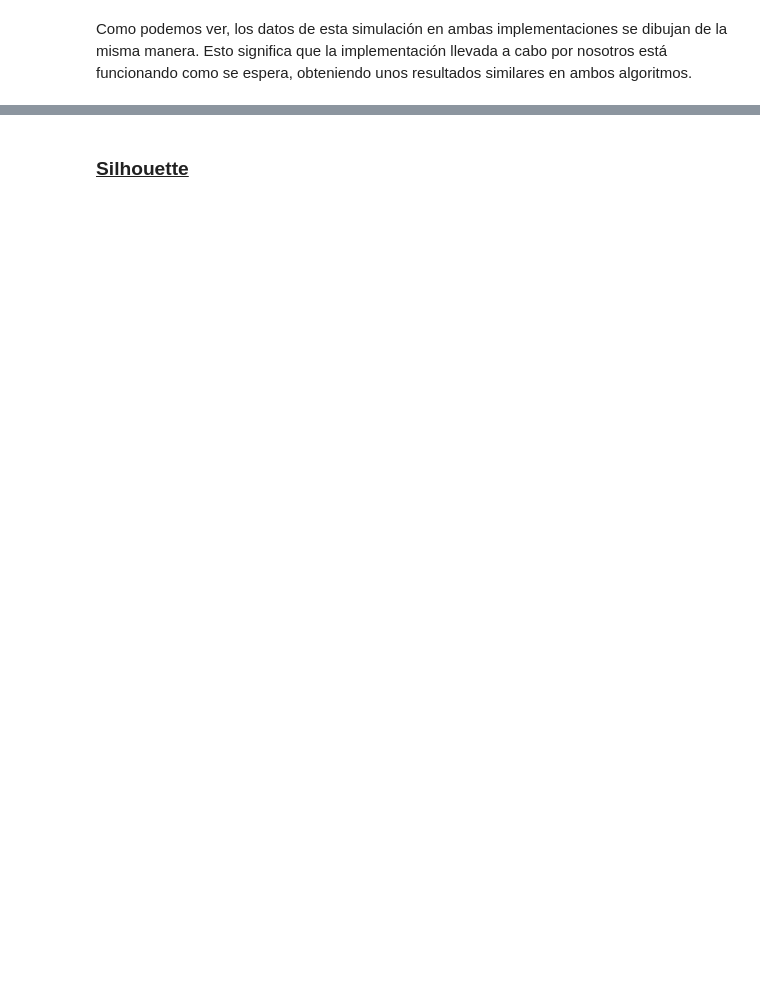
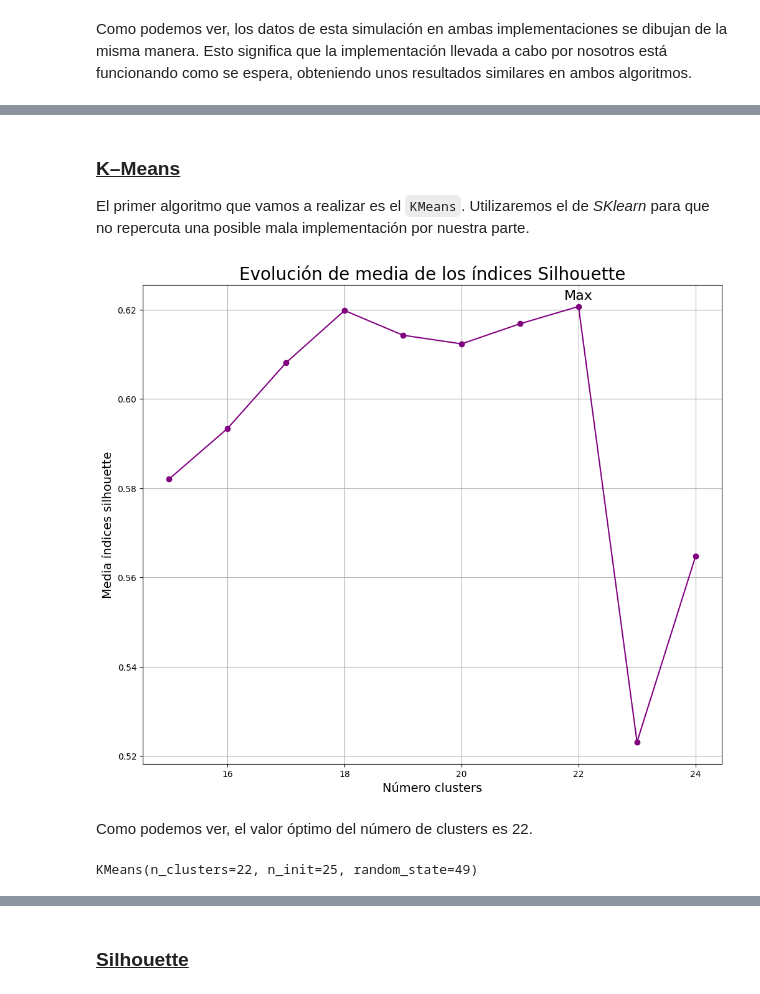
Before and after one commit to celiiaaa/Star_Classification_Clustering, a Jupyter notebook: main.ipynb, the cells around one changed output, grey strips where cells are left out. Cells and saved outputs as stored; diff of their text form; code cells hidden in the pictures; blank space fills up the shorter version.

Commit message:
algoritmos

```diff
--- a/main.ipynb
+++ b/main.ipynb
@@ -270,0 +305,2 @@ En primer lugar, pasaremos las columnas categóricas ordinales a numericas para,
+# %%
+X_scaled_one = preprocessor.transform(X_one)
@@ -297,0 +344,18 @@ X_scaled = scale(X_df)
+# %%
+# Dibujar el metodo silueta o silhouette method
+def metodo_silueta(range_n_clusters, inertias, best_n_clusters, max_silhouette_score):
+    # Graficar
+    fig, ax = plt.subplots(1, 1, figsize=(12, 10))
+    ax.plot(range_n_clusters, inertias, marker='o', color='purple')
+    ax.set_title("Evolución de media de los índices Silhouette", size=20)
+    ax.set_xlabel('Número clusters', size=14)
+    ax.set_ylabel('Media índices silhouette', size=14)
+
+    # Mejor número de clusters
+    ax.text(best_n_clusters, max_silhouette_score, f'Max',
+            verticalalignment='bottom', horizontalalignment='center', fontsize=16)
+
+    # Agregar una cuadrícula
+    ax.grid(True)
+
+    plt.show()
@@ -297,0 +393,40 @@ X_scaled = scale(X_df)
+# %% [markdown]
+### <u>K–Means</u>
+
+El primer algoritmo que vamos a realizar es el `KMeans`. Utilizaremos el de *SKlearn* para que no repercuta una posible mala implementación por nuestra parte.
+# %%
+# -------------------------------------------------------------------------
+# Número de clusters
+# -------------------------------------------------------------------------
+
+range_n_clusters = range(15, 25)
+valores_medios_silhouette = []
+
+for n_clusters in range_n_clusters:
+    modelo = KMeans(
+        n_clusters   = n_clusters,
+        n_init       = 25,
+        random_state = 49
+    )
+    cluster_labels = modelo.fit_predict(X_scaled_one)
+    silhouette_avg = silhouette_score(X_scaled_one, cluster_labels)
+    valores_medios_silhouette.append(silhouette_avg)
+
+# Encontrar el número de clústeres con la puntuación de silueta máxima
+max_silhouette_idx = np.argmax(valores_medios_silhouette)
+max_silhouette_score = valores_medios_silhouette[max_silhouette_idx]
+best_n_clusters = range_n_clusters[max_silhouette_idx]
+
+# Método silueta para datos escalados
+metodo_silueta(range_n_clusters, valores_medios_silhouette, best_n_clusters, max_silhouette_score+0.001)
+# %% [output]
+[figure, added]
+# %% [markdown]
+Como podemos ver, el valor óptimo del número de clusters es 22.
+# %%
+# Modelo
+modelo_kmeans_one = KMeans(n_clusters=22, n_init=25, random_state=49)
+# Entrenar el modelo
+modelo_kmeans_one.fit(X=X_scaled_one)
+# %% [output]
+KMeans(n_clusters=22, n_init=25, random_state=49)
```
Also changed, not shown: parts of 43 cells of this notebook.
